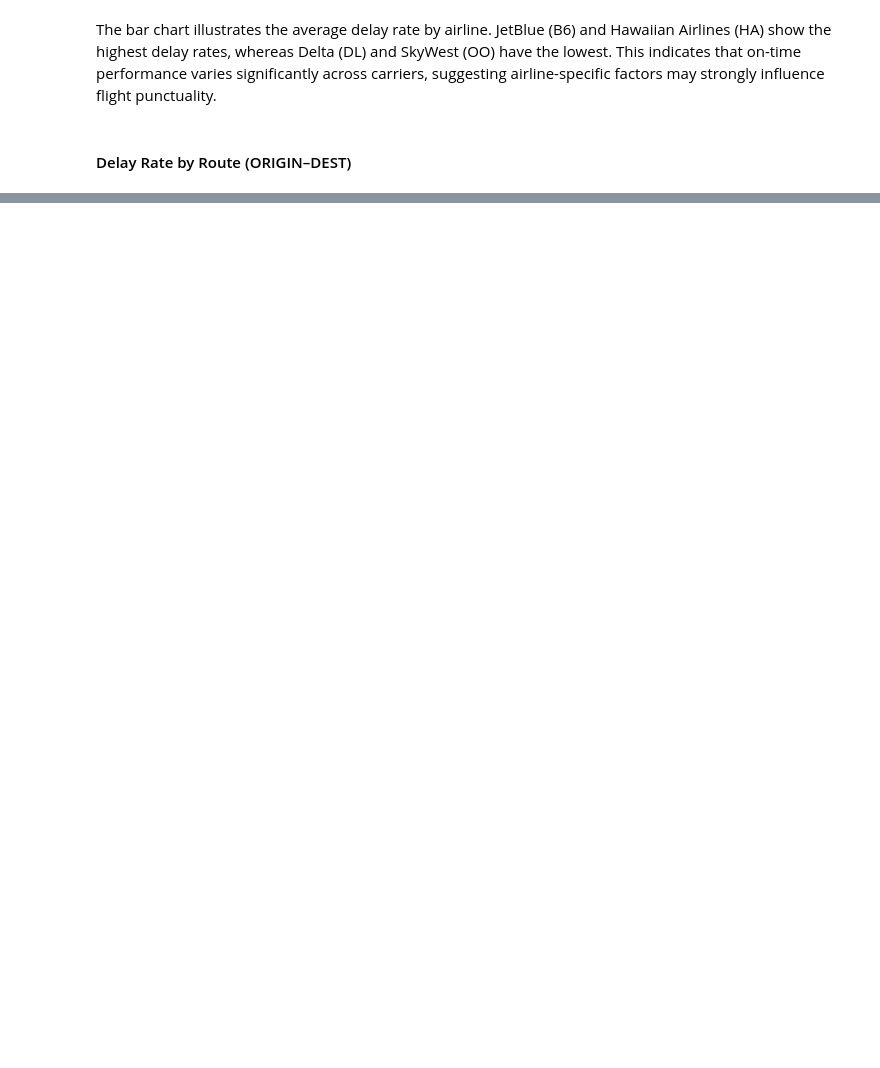
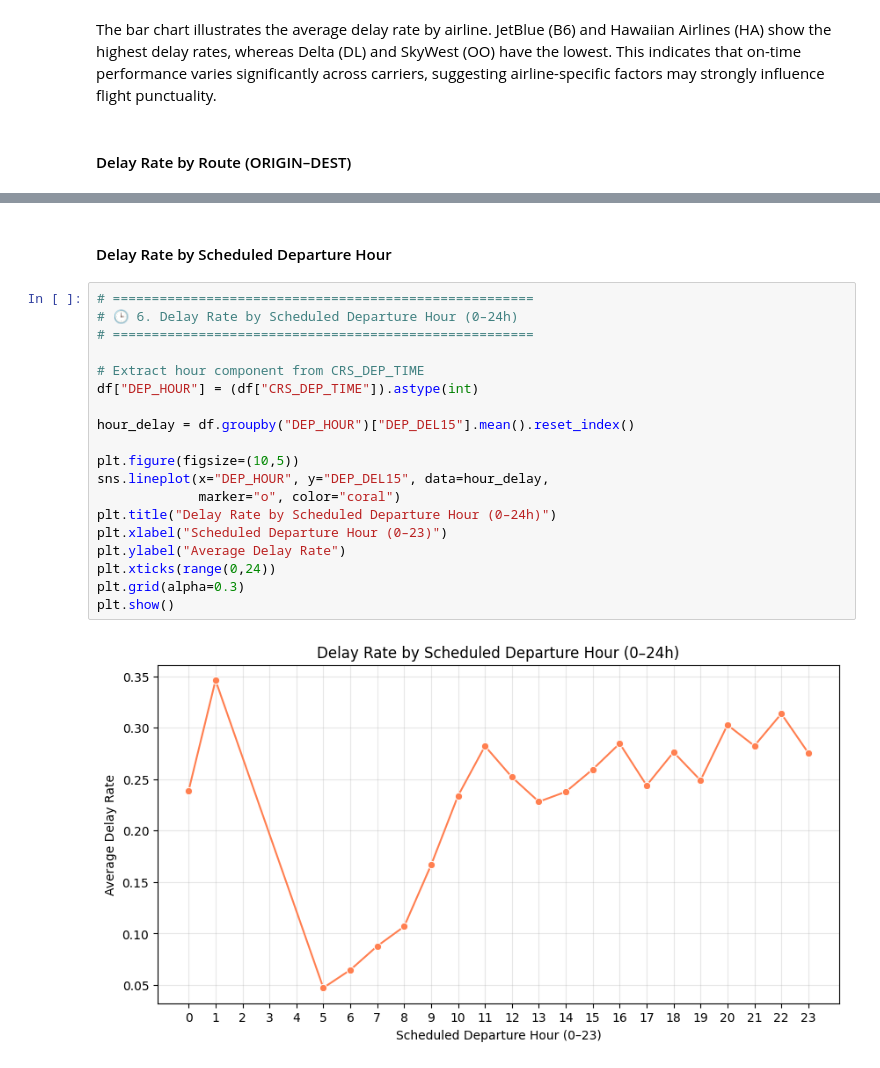
Before and after one commit to cestthanh/USA-flight-delay-prediction, a Jupyter notebook: EDA.ipynb, the cells around one changed output, grey strips where cells are left out. Cells and saved outputs as stored; diff of their text form; blank space fills up the shorter version.

```diff
--- a/EDA.ipynb
+++ b/EDA.ipynb
@@ -362,0 +395,23 @@ Passing `palette` without assigning `hue` is deprecated and will be removed in v
+# %% [markdown]
+#### Delay Rate by Scheduled Departure Hour
+# %%
+# ======================================================
+# 🕒 6. Delay Rate by Scheduled Departure Hour (0–24h)
+# ======================================================
+
+# Extract hour component from CRS_DEP_TIME
+df["DEP_HOUR"] = (df["CRS_DEP_TIME"]).astype(int)
+
+hour_delay = df.groupby("DEP_HOUR")["DEP_DEL15"].mean().reset_index()
+
+plt.figure(figsize=(10,5))
+sns.lineplot(x="DEP_HOUR", y="DEP_DEL15", data=hour_delay,
+             marker="o", color="coral")
+plt.title("Delay Rate by Scheduled Departure Hour (0–24h)")
+plt.xlabel("Scheduled Departure Hour (0–23)")
+plt.ylabel("Average Delay Rate")
+plt.xticks(range(0,24))
+plt.grid(alpha=0.3)
+plt.show()
+# %% [output]
+[figure, added]
```
Also changed, not shown: parts of 32 cells of this notebook.
